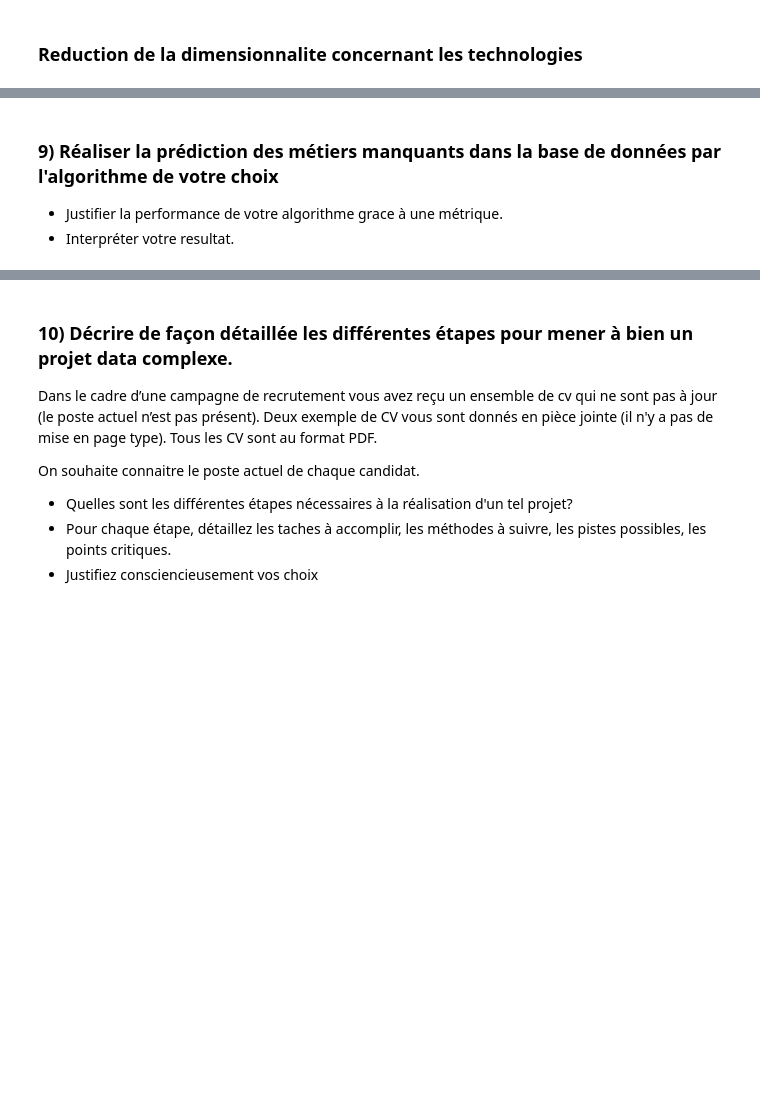
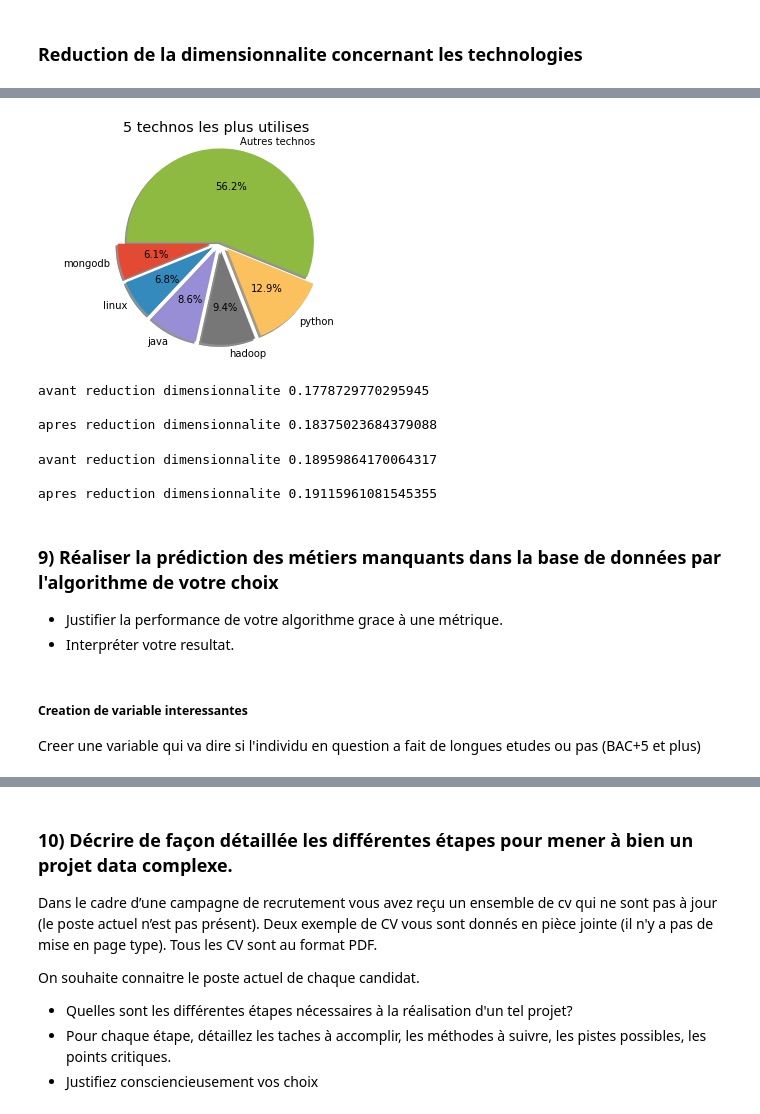
Before and after one commit to AngeKouame/AGILA-DATASET, a Jupyter notebook: Test_Technique_ML.ipynb, the cells around one changed output, grey strips where cells are left out. Drawn from its saved outputs; the diff is of its cells as text; code cells hidden in the pictures; blank space fills up the shorter version.

```diff
--- a/Test_Technique_ML.ipynb
+++ b/Test_Technique_ML.ipynb
@@ -475,3 +497,35 @@ df.head()
+# %%
+plotting_most_used_technologies(5, liste_des_logiciels_utilises_1)
+# %% [output]
+[figure, added]
+# %%
+kmeans = AgglomerativeClustering()
+preds = kmeans.fit_predict(profil_technique)
+clustering_validity = silhouette_score(profil_technique, preds)
+print('avant reduction dimensionnalite {} \n'.format(clustering_validity))
+
+kmeans2 = AgglomerativeClustering()
+preds2 = kmeans2.fit_predict(software_maitrise_to_take)
+clustering_validity2 = silhouette_score(software_maitrise_to_take, preds2)
+print('apres reduction dimensionnalite {} \n'.format(clustering_validity2))
+# %% [output]
+avant reduction dimensionnalite 0.1778729770295945
+
+apres reduction dimensionnalite 0.18375023684379088
+# %%
+kmeans = GaussianMixture(n_components=2)
+preds = kmeans.fit_predict(profil_technique)
+clustering_validity = silhouette_score(profil_technique, preds)
+print('avant reduction dimensionnalite {} \n'.format(clustering_validity))
+
+kmeans2 = GaussianMixture(n_components=2)
+preds2 = kmeans2.fit_predict(software_maitrise_to_take)
+clustering_validity2 = silhouette_score(software_maitrise_to_take, preds2)
+print('apres reduction dimensionnalite {} \n'.format(clustering_validity2))
+# %% [output]
+avant reduction dimensionnalite 0.18959864170064317
+
+apres reduction dimensionnalite 0.19115961081545355
 # %% [markdown]
 ### 9) Réaliser la prédiction des métiers manquants dans la base de données par l'algorithme de votre choix
 -  Justifier la performance de votre algorithme grace à une métrique.
@@ -487,0 +533,3 @@ train_set
+# %% [markdown]
+##### Creation de variable interessantes
+Creer une variable qui va dire si l'individu en question a fait de longues etudes ou pas (BAC+5 et plus)
```
Also changed, not shown: parts of 56 cells of this notebook.
